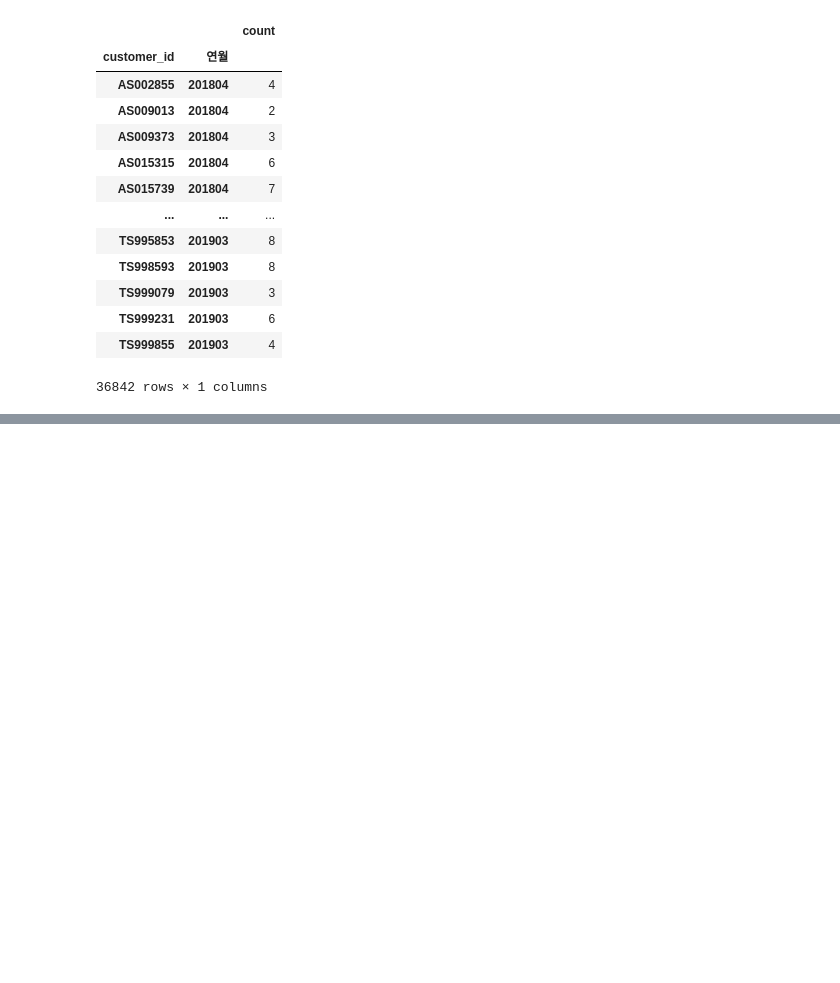
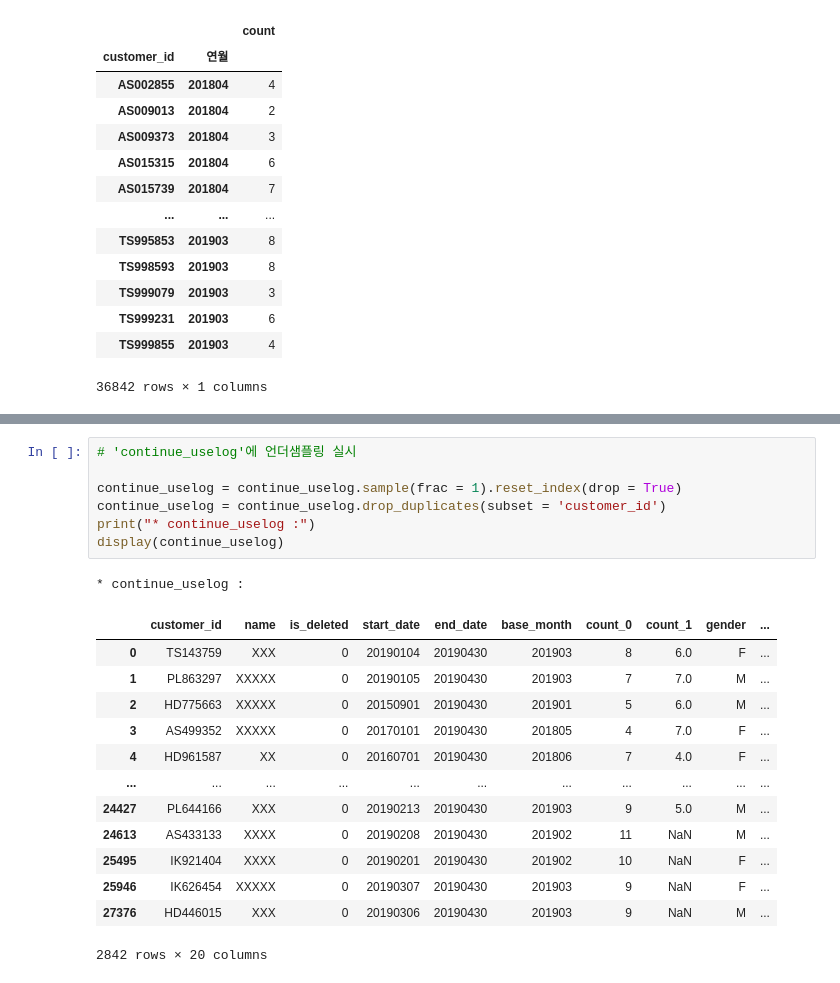
Before and after one commit to wooseok1152/python-data_analysis, a Jupyter notebook: 5장 회원 탈퇴를 예측하는 테크닉 10.ipynb, the cells around one changed output, grey strips where cells are left out. Saved outputs shown, nothing was run; the diff lists cells and outputs as text; blank space fills up the shorter version.

```diff
--- a/5장 회원 탈퇴를 예측하는 테크닉 10.ipynb
+++ b/5장 회원 탈퇴를 예측하는 테크닉 10.ipynb
@@ -233,0 +290,22 @@ conti_uselog = pd.merge(uselog, conti_customer, on = "customer_id", how="left")
+# %%
+# 'continue_uselog'에 언더샘플링 실시
+
+continue_uselog = continue_uselog.sample(frac = 1).reset_index(drop = True)
+continue_uselog = continue_uselog.drop_duplicates(subset = 'customer_id')
+print("* continue_uselog :")
+display(continue_uselog)
+# %% [output]
+* continue_uselog :
+|  | customer_id | name | is_deleted | start_date | end_date | base_month | count_0 | count_1 | gender | ... |
+| 0 | TS143759 | XXX | 0 | 20190104 | 20190430 | 201903 | 8 | 6.0 | F | ... |
+| 1 | PL863297 | XXXXX | 0 | 20190105 | 20190430 | 201903 | 7 | 7.0 | M | ... |
+| 2 | HD775663 | XXXXX | 0 | 20150901 | 20190430 | 201901 | 5 | 6.0 | M | ... |
+| 3 | AS499352 | XXXXX | 0 | 20170101 | 20190430 | 201805 | 4 | 7.0 | F | ... |
+| 4 | HD961587 | XX | 0 | 20160701 | 20190430 | 201806 | 7 | 4.0 | F | ... |
+| ... | ... | ... | ... | ... | ... | ... | ... | ... | ... | ... |
+| 24427 | PL644166 | XXX | 0 | 20190213 | 20190430 | 201903 | 9 | 5.0 | M | ... |
+| 24613 | AS433133 | XXXX | 0 | 20190208 | 20190430 | 201902 | 11 | NaN | M | ... |
+| 25495 | IK921404 | XXXX | 0 | 20190201 | 20190430 | 201902 | 10 | NaN | F | ... |
+| 25946 | IK626454 | XXXXX | 0 | 20190307 | 20190430 | 201903 | 9 | NaN | F | ... |
+| 27376 | HD446015 | XXX | 0 | 20190306 | 20190430 | 201903 | 9 | NaN | M | ... |
+2842 rows × 20 columns
```
Also changed, not shown: parts of 22 cells of this notebook, 1 other file.
